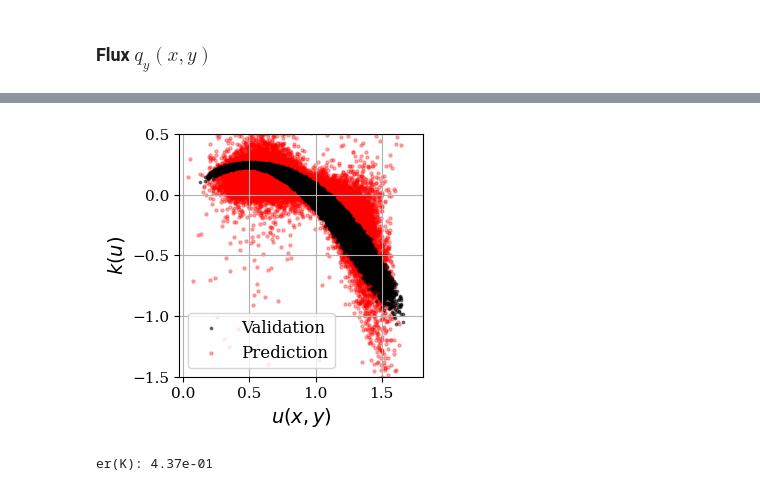
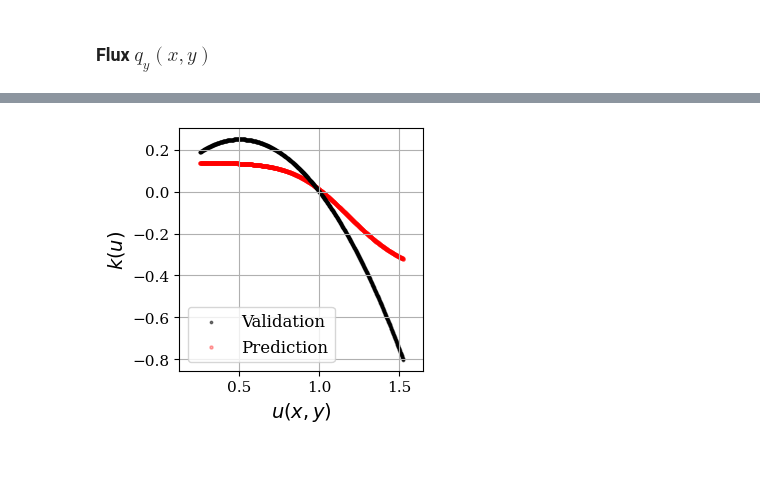
Before and after one commit to rmunozTMELab/Embedding-Oriented-PGNNIV, a Jupyter notebook: embeddings/autoencoder/visualizer_NN.ipynb, the cells around one changed output, grey strips where cells are left out. Saved outputs shown, nothing was run; the diff lists cells and outputs as text; code cells hidden in the pictures; blank space fills up the shorter version.

```diff
--- a/embeddings/autoencoder/visualizer_NN.ipynb
+++ b/embeddings/autoencoder/visualizer_NN.ipynb
@@ -26,14 +49,10 @@ from vecopsciml.operators.zero_order import Mx, My
 # %%
-data_name = 'non_linear_10_0'
-n_modes = 20
-
-# Creamos los paths para las distintas carpetas
-ROOT_PATH = r'/home/rmunoz/Escritorio/rmunozTMELab/Physically-Guided-Machine-Learning'
+ROOT_PATH = os.path.abspath(os.path.join(os.getcwd(), "../../"))
 DATA_PATH = os.path.join(ROOT_PATH, r'data/', data_name, data_name) + '.pkl'
 RESULTS_FOLDER_PATH = os.path.join(ROOT_PATH, r'results/', data_name)
-MODEL_RESULTS_AE_PATH = os.path.join(ROOT_PATH, r'results/', data_name, 'model_autoencoder_AE_') + str(n_modes)
-MODEL_RESULTS_PGNNIV_PATH = os.path.join(ROOT_PATH, r'results/', data_name, 'model_autoencoder_NN_') + str(n_modes)
 
+MODEL_RESULTS_AE_PATH = os.path.join(ROOT_PATH, r'results/', data_name, model_name) + '_AE'
+MODEL_RESULTS_PGNNIV_PATH = os.path.join(ROOT_PATH, r'results/', data_name, model_name) + '_NN'
 
 # Creamos las carpetas que sean necesarias (si ya están creadas se avisará de ello)
 create_folder(RESULTS_FOLDER_PATH)
@@ -128,7 +147,7 @@ y_test_AE = TensOps(y_test_AE.requires_grad_(True).to(DEVICE), space_dimension=2
 # autoencoder_output_shape = y_train_AE.values[0].shape
 # %%
 autoencoder_input_shape = y_train_AE.values[0].shape
-latent_space_dim = [20, 10, n_modes, 10, 20]
+latent_space_dim = [15, 10, n_modes, 10, 15]
 autoencoder_output_shape = y_train_AE.values[0].shape
 
 autoencoder = Autoencoder(autoencoder_input_shape, latent_space_dim, autoencoder_output_shape).to(DEVICE)
@@ -140,7 +159,7 @@ pretrained_encoder = autoencoder.encoder
 pretrained_decoder = autoencoder.decoder
 # %%
 # Se carga el modelo y el optimizador
-pgnniv_model = AutoencoderNonlinearModel(input_shape, predictive_layers, pretrained_decoder, predictive_output, explanatory_input,
+pgnniv_model = PGNNIVAutoencoder(input_shape, predictive_layers, pretrained_decoder, predictive_output, explanatory_input,
                                    explanatory_layers, explanatory_output, n_filters_explanatory).to(DEVICE)
 optimizer = torch.optim.Adam(pgnniv_model.parameters(), lr=1e-4)
 
@@ -463,36 +453,36 @@ plt.show()
+# %%
+u_min = um_validation.flatten().min()
+u_max = um_validation.flatten().max()
+steps = 1000
+
+u_for_validating = torch.linspace(u_min, u_max, steps=steps).view(steps, 1, 1, 1)
+K_for_validating = (u_for_validating*(1-u_for_validating)).detach().cpu().numpy()
+K_predicted_for_validating = model.explanatory(u_for_validating.to(DEVICE)).detach().cpu().numpy()
 # %%
 width = cm_to_in(12)  # ancho de la imagen
 height = cm_to_in(8) # alto de la imagen
 
 plt.figure(figsize=(height, height))
-plt.scatter(um_prediction.flatten(), K_prediction.flatten(), label='Prediction', color='red', s=5, alpha=0.3)
-plt.scatter(um_validation.flatten(), K_validation.flatten(), label='Validation', color='black', s=3, alpha=0.5)
+plt.scatter(u_for_validating.flatten(), K_predicted_for_validating.flatten(), label='Prediction', color='red', s=5, alpha=0.3)
+plt.scatter(u_for_validating.flatten(), K_for_validating.flatten(), label='Validation', color='black', s=3, alpha=0.5)
 
 plt.xlabel('$u(x, y)$', fontsize=label_fontsize)
 plt.ylabel('$k(u)$', fontsize=label_fontsize)
 # plt.title('Lineal homogeneous normalized learning curves', fontsize=s)
 
 plt.grid(True)
 # Obtener la leyenda actual y cambiar el orden
 handles, labels = plt.gca().get_legend_handles_labels()
 order = [1, 0]  # Cambiar el orden de las etiquetas aquí (Validation primero, Prediction segundo)
 plt.legend([handles[idx] for idx in order], [labels[idx] for idx in order], loc='lower left', fontsize=legend_fontsize)
 plt.tick_params(axis='both', which='major', labelsize=tick_fontsize)
 
-
-min = torch.min(um_validation.flatten()) - 0.1*(torch.max(um_validation.flatten() - torch.min(um_validation.flatten())))
-max = torch.max(um_validation.flatten()) + 0.1*(torch.max(um_validation.flatten() - torch.min(um_validation.flatten())))
+min = torch.min(u_for_validating.flatten()) - 0.1*(torch.max(u_for_validating.flatten() - torch.min(u_for_validating.flatten())))
+max = torch.max(u_for_validating.flatten()) + 0.1*(torch.max(u_for_validating.flatten() - torch.min(u_for_validating.flatten())))
 
 plt.xlim(min, max)
-plt.ylim(-1.5, 0.5)
+# plt.ylim(-1.5, 0.5)
 
-# plt.savefig(os.path.join(MODEL_RESULTS_PATH, f'ku_vs_u_non_lineal_P4.pdf'), bbox_inches='tight', dpi=600)
 plt.show()
 # %% [output]
-[figure, old version]
+[figure, new version]
-# %%
-er = np.sum(np.trapz(np.trapz(K_prediction - K_validation, dx=dx), dx=dy))**2/np.sum(np.trapz(np.trapz(K_validation, dx=dx), dx=dy))**2
-
-print(f"er(K): {er:.2e}")
-# %% [output]
-er(K): 4.37e-01
```
Also changed, not shown: parts of 29 cells of this notebook, 10 other files.
